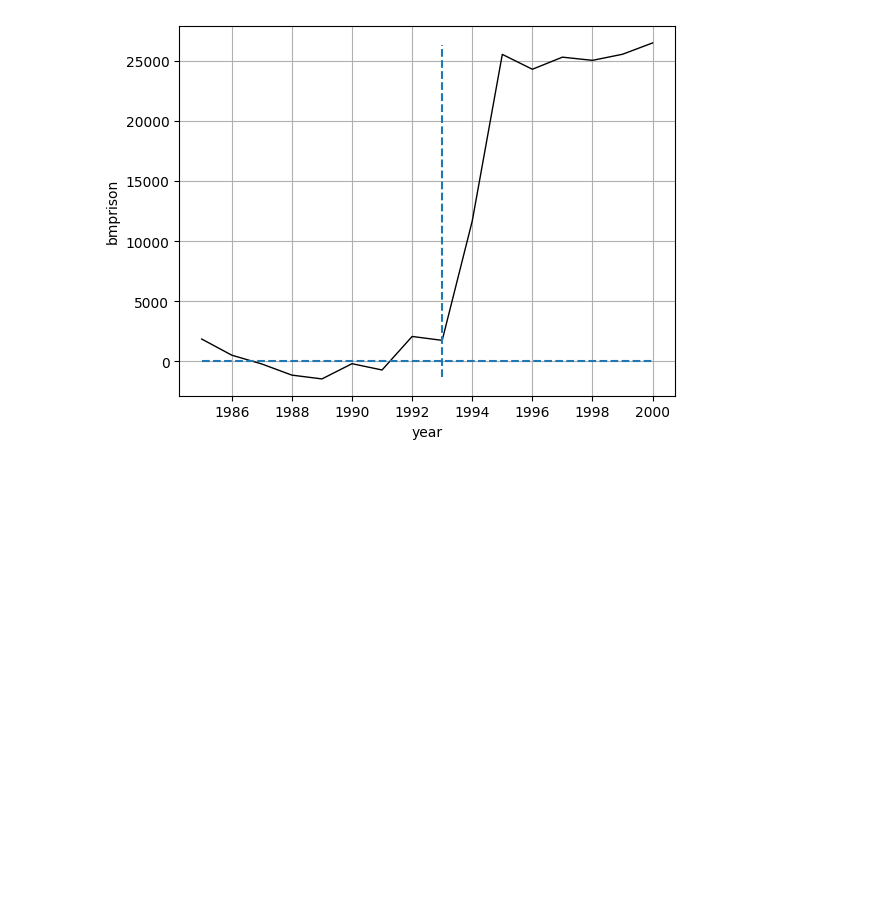
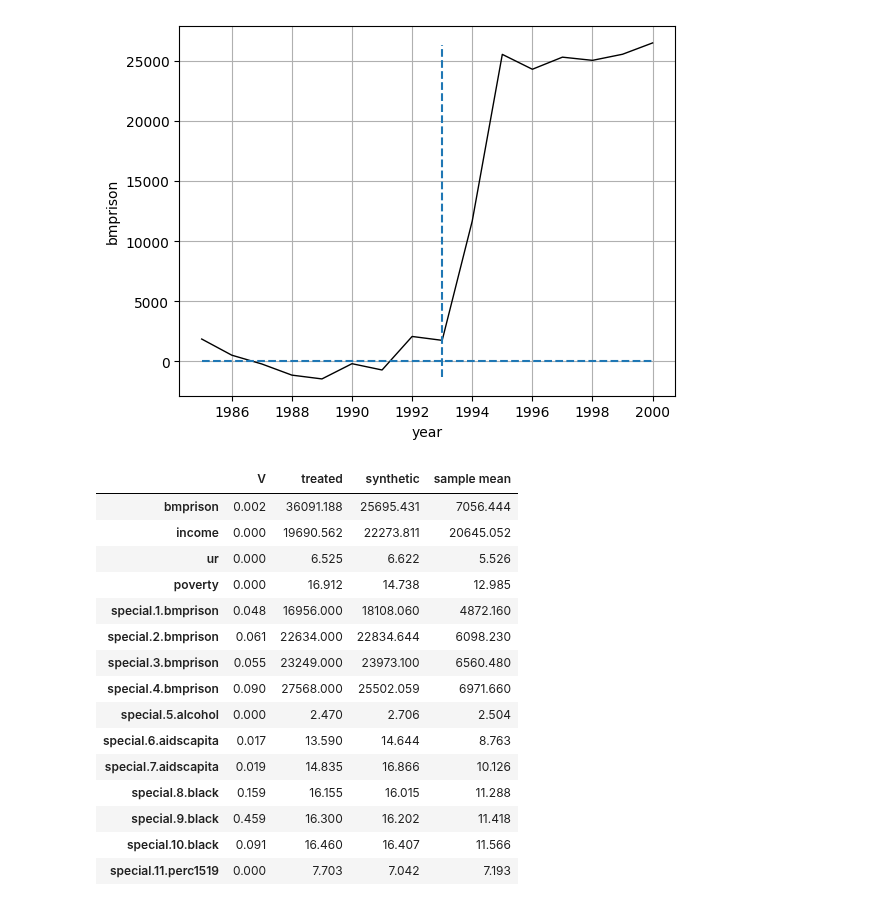
Before and after one commit to sdfordham/pysyncon, a Jupyter notebook: examples/texas.ipynb, the cells around one changed output. Drawn from its saved outputs; the diff is of its cells as text; code cells hidden in the pictures; blank space fills up the shorter version.

Commit message:
Add summary fn to synth

```diff
--- a/examples/texas.ipynb
+++ b/examples/texas.ipynb
@@ -59,3 +59,22 @@ synth.path_plot(treatment_time=1993)
 synth.gaps_plot(treatment_time=1993)
 # %% [output]
 [figure]
+# %%
+synth.summary()
+# %% [output]
+|  | V | treated | synthetic | sample mean |
+| bmprison | 0.002 | 36091.188 | 25695.431 | 7056.444 |
+| income | 0.000 | 19690.562 | 22273.811 | 20645.052 |
+| ur | 0.000 | 6.525 | 6.622 | 5.526 |
+| poverty | 0.000 | 16.912 | 14.738 | 12.985 |
+| special.1.bmprison | 0.048 | 16956.000 | 18108.060 | 4872.160 |
+| special.2.bmprison | 0.061 | 22634.000 | 22834.644 | 6098.230 |
+| special.3.bmprison | 0.055 | 23249.000 | 23973.100 | 6560.480 |
+| special.4.bmprison | 0.090 | 27568.000 | 25502.059 | 6971.660 |
+| special.5.alcohol | 0.000 | 2.470 | 2.706 | 2.504 |
+| special.6.aidscapita | 0.017 | 13.590 | 14.644 | 8.763 |
+| special.7.aidscapita | 0.019 | 14.835 | 16.866 | 10.126 |
+| special.8.black | 0.159 | 16.155 | 16.015 | 11.288 |
+| special.9.black | 0.459 | 16.300 | 16.202 | 11.418 |
+| special.10.black | 0.091 | 16.460 | 16.407 | 11.566 |
+| special.11.perc1519 | 0.000 | 7.703 | 7.042 | 7.193 |
```
Also changed, not shown: 3 other files.
